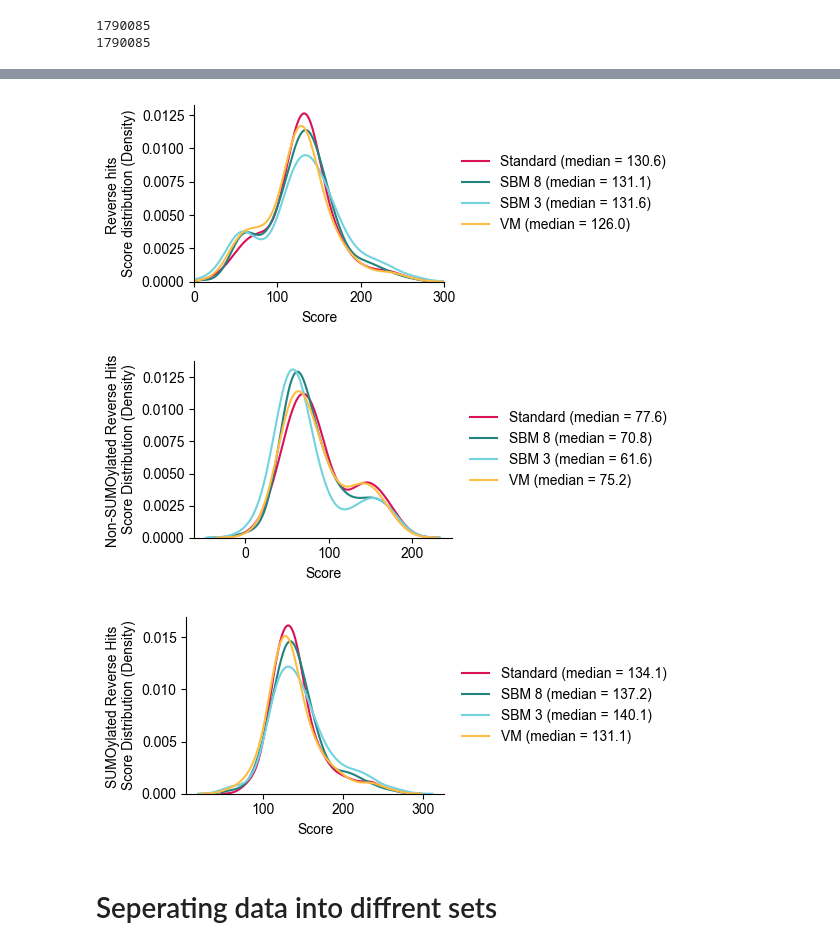
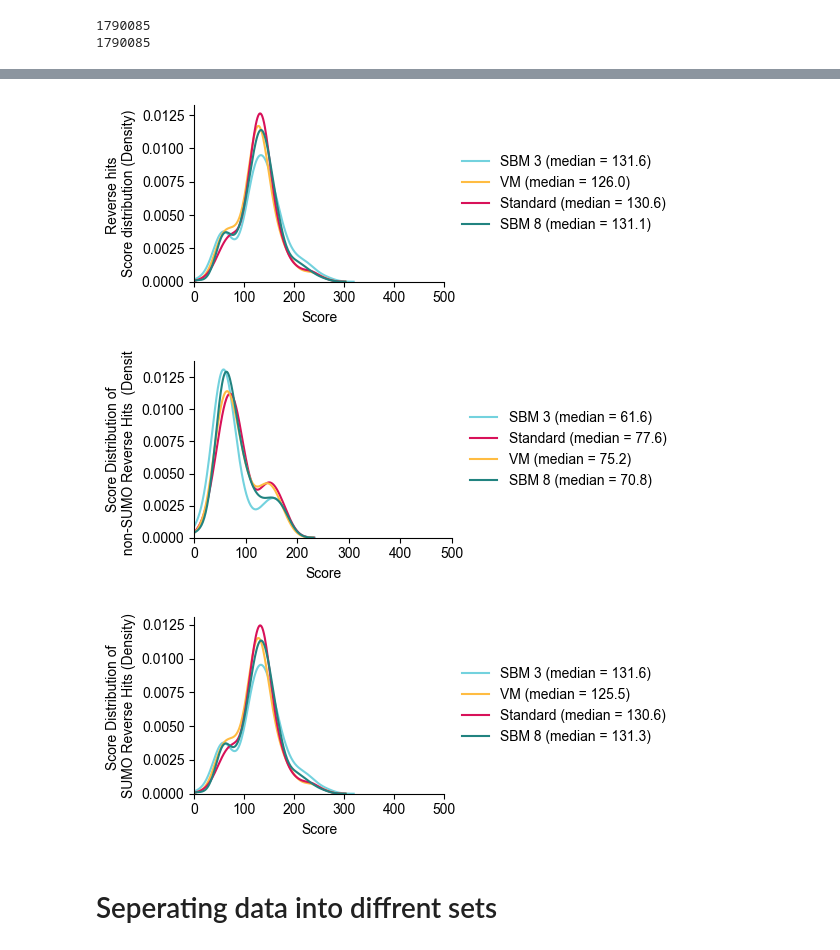
Before and after one commit to carolinelennartsson/SUMOylation, a Jupyter notebook: Main_result_SUMO_HeLa.ipynb, the cells around one changed output, grey strips where cells are left out. Drawn from its saved outputs; the diff is of its cells as text; code cells hidden in the pictures.

```diff
--- a/Main_result_SUMO_HeLa.ipynb
+++ b/Main_result_SUMO_HeLa.ipynb
@@ -67,14 +73,14 @@ custom_order = ['VM', 'Standard', 'SBM 3', 'SBM 8']
 # %% [markdown]
 # Importing the data
 # %%
-fig_dir = "path/to_figdir"
-root_dir = '../MQ_final_results'
-exposure = "../sites_exposure_w_FDR.txt" # file from processed AlphaFold pdb structures
+fig_dir = '../fig_dir/'
+root_dir = '../results'
+exposure = "../sites_exposure_w_FDR.txt" # AlphaFold data
 f_path = ".../uniprot-proteome_UP000005640_HUMAN_dec2020.fasta"
 
-msfragger_folder_path = "../MSFragger_runs"
+msfragger_folder_path = ".../MSFragger_runs"
 
-per_path3 = "../msms_pout/percolator.target.psms.txt"
+per_path3 = "../percolator.target.psms.txt"
 # %%
 dfs = []
 
@@ -182,10 +234,4 @@ big_df['Positions within proteins'] = big_df['Positions within proteins'].str.sp
 big_df['Positions within proteins'] = big_df['Positions within proteins'].apply(
     lambda x: [int(pos) for pos in x if isinstance(x, list) and pos.strip().isdigit()] if isinstance(x, list) else []
 )
-# %%
-# Extract E, F, and R values
-big_df['E'] = big_df['Raw file'].str.extract(r'_E(\d+)')
-big_df['F'] = big_df['Raw file'].str.extract(r'_F(\d+)')
-big_df['R'] = big_df['Raw file'].str.extract(r'_R(\d+)')
-big_df[['E', 'F', 'R']] = big_df[['E', 'F', 'R']].apply(pd.to_numeric)
 # %%
@@ -280,6 +316,6 @@ Name: Dataset, dtype: int64
 # %%
-all_reverse = big_df[big_df['Reverse'] != '-']
-all_psms = big_df[big_df['Reverse'] != '+']
+all_reverse = big_df[big_df['Reverse'] == '+']
+all_psms = big_df[big_df['Reverse'] == '-']
 all_counts = all_psms.groupby('Dataset').size()
 # %%
 fig, ax = plt.subplots(figsize=(5, 4))
@@ -315,8 +351,8 @@ fig, ax = plt.subplots(figsize=(6, 2.5))
 
 median_labels = []
 
-for dataset in big_df['Dataset'].unique():
-    subset = big_df[big_df['Dataset'] == dataset]
+for dataset in all_psms['Dataset'].unique():
+    subset = all_psms[all_psms['Dataset'] == dataset]
     median_score = subset['Score'].median()
     label_with_median = f"{dataset} (median = {median_score:.1f})"
     median_labels.append(label_with_median)
@@ -332,15 +368,13 @@ for dataset in big_df['Dataset'].unique():
         color=color_map.get(dataset, 'grey')
     )
 
-# Customize axes
 ax.spines['right'].set_visible(False)
 ax.spines['top'].set_visible(False)
 ax.set_xlabel('Score')
-ax.set_ylabel('Score distribution \n of all target hits (Density)')
-ax.set_xlim(0, 700)
+ax.set_ylabel('Score distribution of \nall target hits (Density)')
+ax.set_xlim(0, 500)
 ax.set_title('')
 
-# Layout & legend
 plt.tight_layout()
 legend = ax.legend(
     loc='center left',
@@ -352,6 +386,6 @@ legend.get_frame().set_alpha(1)
 legend.get_frame().set_linewidth(0)
 
 plt.tight_layout()
-file_path = fig_dir + "score_kde_all.pdf"
+file_path = fig_dir + "score_kde_all_target.pdf"
 plt.savefig(file_path, transparent=True)
 # %% [output]
@@ -383,8 +510,9 @@ ax.spines['right'].set_visible(False)
 ax.spines['top'].set_visible(False)
 ax.set_xlabel('Score')
 ax.set_ylabel('Reverse hits \nScore distribution (Density)')
-ax.set_xlim(0, 300)
+ax.set_xlim(0, 500)
 ax.set_title('')
+
 legend = ax.legend(
     loc='center left',
     bbox_to_anchor=(1.02, 0.5),
@@ -399,7 +527,7 @@ plt.tight_layout()
 file_path = fig_dir + "reverse_hit_dist.pdf"
 plt.savefig(file_path, transparent=True, bbox_inches='tight')
 # %% [output]
-[figure, old version]
+[figure, new version]
 # %%
 all_reverse_nosumo = all_reverse[all_reverse['SUMO2/3-DVFQQQTGG'] == 0]
 
@@ -421,14 +549,13 @@ for dataset in all_reverse_nosumo['Dataset'].unique():
         color=color_map.get(dataset, 'grey')
     )
 
-# Customize axes
 ax.spines['right'].set_visible(False)
 ax.spines['top'].set_visible(False)
 ax.set_xlabel('Score')
-ax.set_ylabel('Non-SUMOylated Reverse Hits \nScore Distribution (Density)')
+ax.set_ylabel('Score Distribution of\n non-SUMO Reverse Hits  (Density)')
+ax.set_xlim(0, 500)
 ax.set_title('')
 
-# Legend outside on right
 legend = ax.legend(
     loc='center left',
     bbox_to_anchor=(1.02, 0.5),
@@ -437,13 +564,15 @@ legend = ax.legend(
 legend.get_frame().set_facecolor('white')
 legend.get_frame().set_alpha(1)
 legend.get_frame().set_linewidth(0)
+
 plt.tight_layout()
+
 file_path = fig_dir + "non_sumoreverse_hit_dist_kde.pdf"
 plt.savefig(file_path, transparent=True, bbox_inches='tight')
 # %% [output]
-[figure, old version]
+[figure, new version]
 # %%
-all_reverse_sumo = all_reverse[(all_reverse['SUMO2/3-DVFQQQTGG'] == 1)]
+all_reverse_sumo = all_reverse[(all_reverse['SUMO2/3-DVFQQQTGG'] <= 1)]
 
 fig, ax = plt.subplots(figsize=(6, 2.5))
 
@@ -455,36 +584,41 @@ for dataset in all_reverse_sumo['Dataset'].unique():
     sns.kdeplot(
         data=subset,
         x='Score',
         ax=ax,
         label=label_with_median,
         fill=False,
         alpha=1,
         linewidth=1.5,
         color=color_map.get(dataset, 'grey'),
         common_norm=False
     )
 
+# Clean up axes
 ax.spines['right'].set_visible(False)
 ax.spines['top'].set_visible(False)
 ax.set_xlabel('Score')
-ax.set_ylabel('SUMOylated Reverse Hits \nScore Distribution (Density)')
+ax.set_ylabel('Score Distribution of \nSUMO Reverse Hits (Density)')
+ax.set_xlim(0, 500)
 ax.set_title('')
 
+# External legend
 legend = ax.legend(
     loc='center left',
     bbox_to_anchor=(1.02, 0.5),
     frameon=False
 )
 legend.get_frame().set_facecolor('white')
 legend.get_frame().set_alpha(1)
 legend.get_frame().set_linewidth(0)
 
-plt.tight_layout()
+# Adjust layout
+plt.tight_layout()  # Leave space for legend
 
+# Save
 file_path = fig_dir + "SUMO_reverse_hit_dist.pdf"
 plt.savefig(file_path, transparent=True, bbox_inches='tight')
 # %% [output]
-[figure, old version]
+[figure, new version]
 # %% [markdown]
 # Seperating data into diffrent sets
 # %%
```
Also changed, not shown: parts of 38 cells of this notebook, 1 other file.
